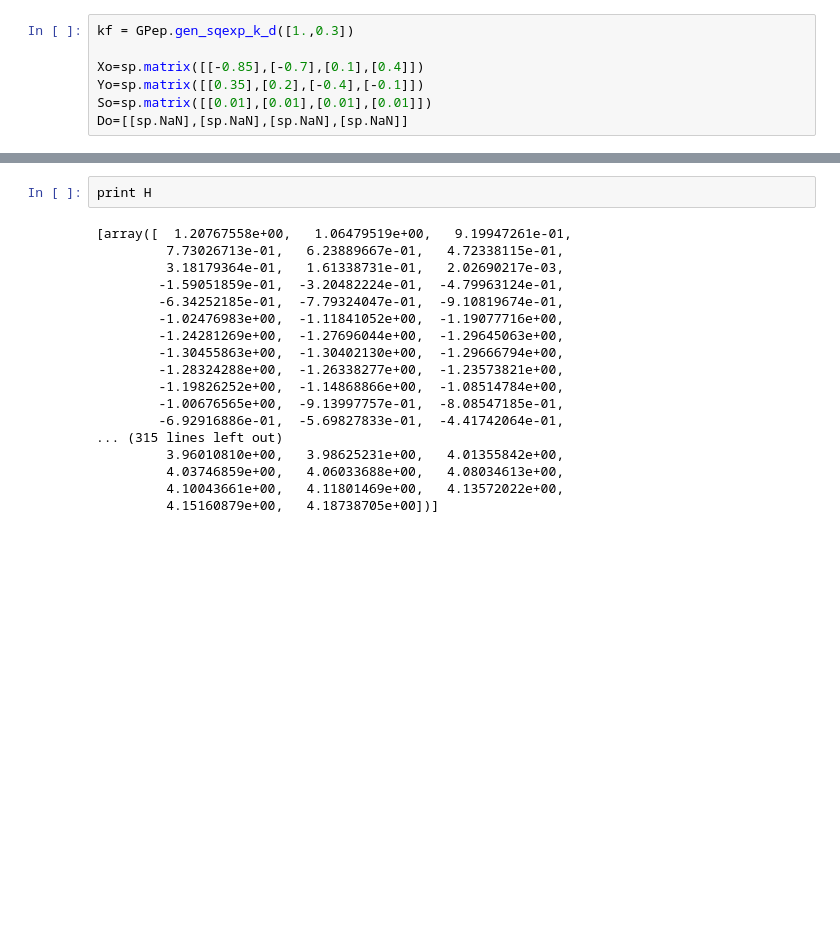
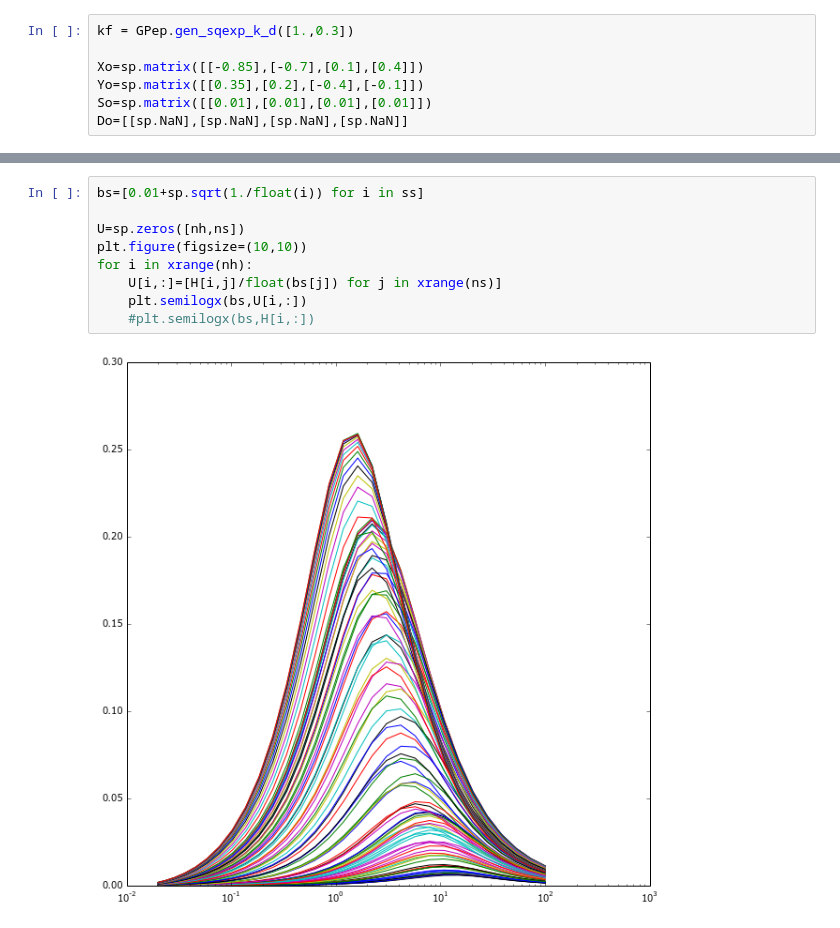
Before and after one commit to markm541374/ES, a Jupyter notebook: EntropyGP2.ipynb, the cells around one changed output, grey strips where cells are left out. Saved outputs shown, nothing was run; the diff lists cells and outputs as text; blank space fills up the shorter version.

```diff
--- a/EntropyGP2.ipynb
+++ b/EntropyGP2.ipynb
@@ -136,20 +125,11 @@ for k in range(7):
-# %%
-print H
-# %% [output]
-[array([  1.20767558e+00,   1.06479519e+00,   9.19947261e-01,
-         7.73026713e-01,   6.23889667e-01,   4.72338115e-01,
-         3.18179364e-01,   1.61338731e-01,   2.02690217e-03,
-        -1.59051859e-01,  -3.20482224e-01,  -4.79963124e-01,
-        -6.34252185e-01,  -7.79324047e-01,  -9.10819674e-01,
-        -1.02476983e+00,  -1.11841052e+00,  -1.19077716e+00,
-        -1.24281269e+00,  -1.27696044e+00,  -1.29645063e+00,
-        -1.30455863e+00,  -1.30402130e+00,  -1.29666794e+00,
-        -1.28324288e+00,  -1.26338277e+00,  -1.23573821e+00,
-        -1.19826252e+00,  -1.14868866e+00,  -1.08514784e+00,
-        -1.00676565e+00,  -9.13997757e-01,  -8.08547185e-01,
-        -6.92916886e-01,  -5.69827833e-01,  -4.41742064e-01,
-... (315 lines left out)
-         3.96010810e+00,   3.98625231e+00,   4.01355842e+00,
-         4.03746859e+00,   4.06033688e+00,   4.08034613e+00,
-         4.10043661e+00,   4.11801469e+00,   4.13572022e+00,
-         4.15160879e+00,   4.18738705e+00])]
+# %%
+bs=[0.01+sp.sqrt(1./float(i)) for i in ss]
+
+U=sp.zeros([nh,ns])
+plt.figure(figsize=(10,10))
+for i in xrange(nh):
+    U[i,:]=[H[i,j]/float(bs[j]) for j in xrange(ns)]
+    plt.semilogx(bs,U[i,:])
+    #plt.semilogx(bs,H[i,:])
+# %% [output]
+[figure, added]
```
Also changed, not shown: parts of 7 cells of this notebook.
